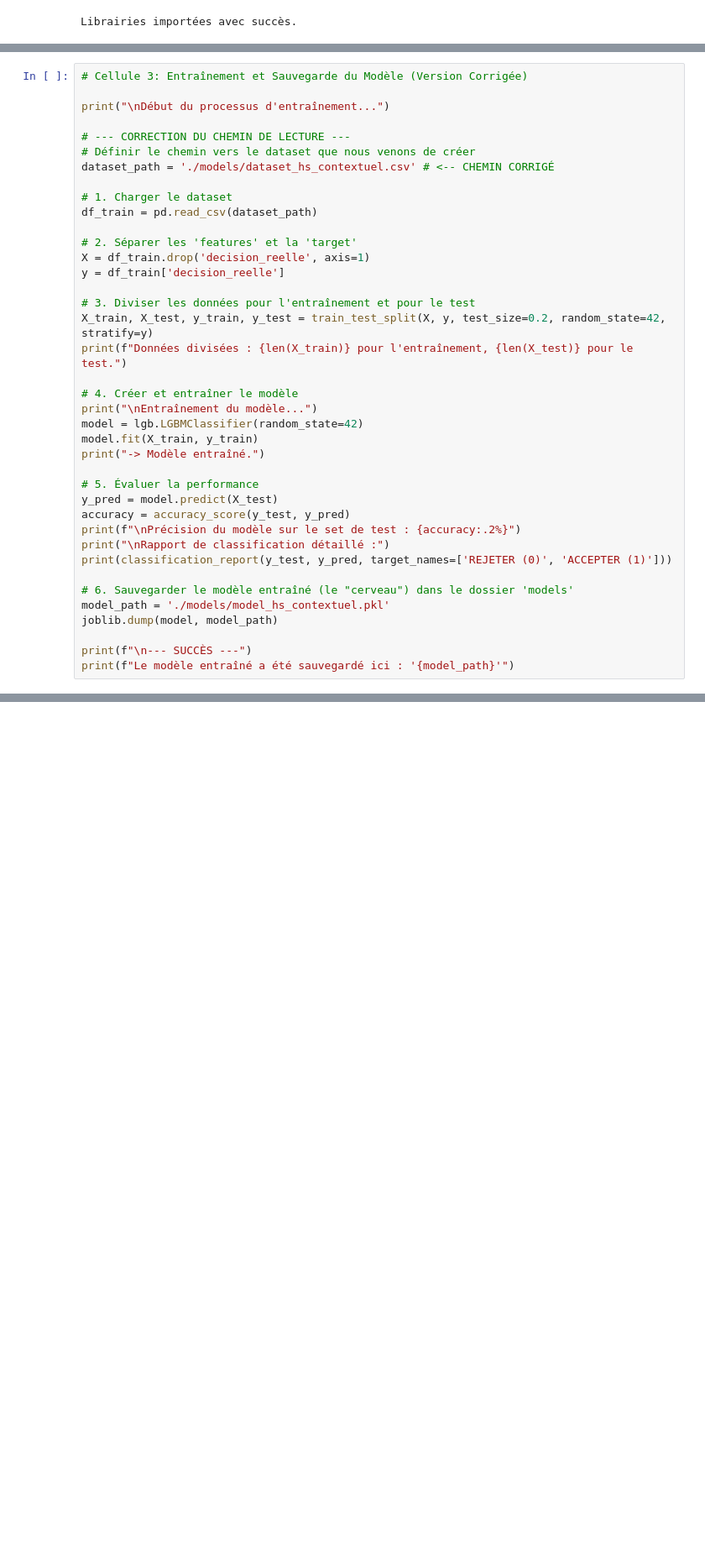
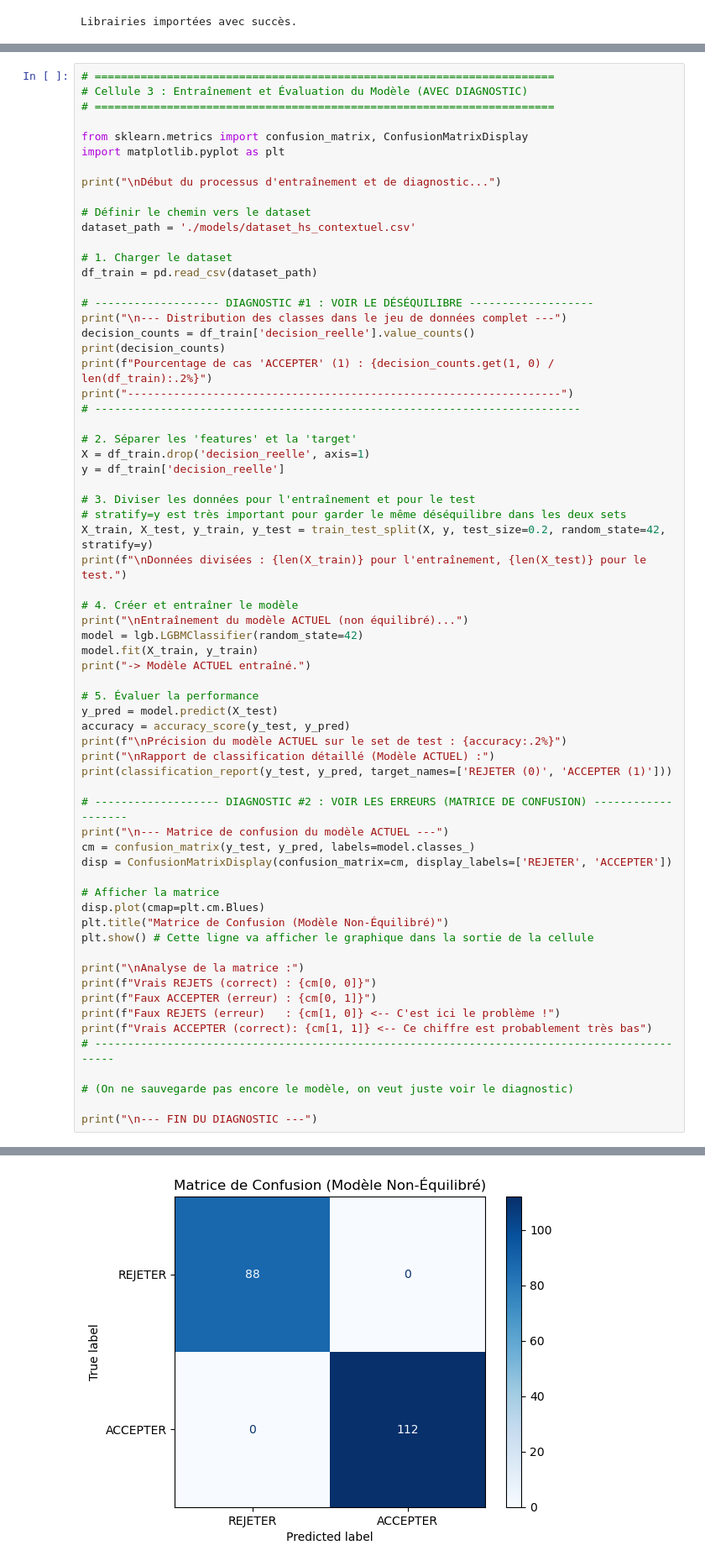
Before and after one commit to HJIR734/computime-stage, a Jupyter notebook: anomaly-detector/notebooks/Entrainement_Modele_HS_Contextuel.ipynb, the cells around one changed output, grey strips where cells are left out. Shown: that part at 84% size. Saved outputs shown, nothing was run; the diff lists cells and outputs as text; blank space fills up the shorter version.

```diff
--- a/anomaly-detector/notebooks/Entrainement_Modele_HS_Contextuel.ipynb
+++ b/anomaly-detector/notebooks/Entrainement_Modele_HS_Contextuel.ipynb
@@ -70,41 +70,68 @@ Aperçu des 5 premières lignes du dataset :
 4                0
 # %%
-# Cellule 3: Entraînement et Sauvegarde du Modèle (Version Corrigée)
+# ======================================================================
+# Cellule 3 : Entraînement et Évaluation du Modèle (AVEC DIAGNOSTIC)
+# ======================================================================
 
-print("\nDébut du processus d'entraînement...")
+from sklearn.metrics import confusion_matrix, ConfusionMatrixDisplay
+import matplotlib.pyplot as plt
 
-# --- CORRECTION DU CHEMIN DE LECTURE ---
-# Définir le chemin vers le dataset que nous venons de créer
-dataset_path = './models/dataset_hs_contextuel.csv' # <-- CHEMIN CORRIGÉ
+print("\nDébut du processus d'entraînement et de diagnostic...")
+
+# Définir le chemin vers le dataset
+dataset_path = './models/dataset_hs_contextuel.csv'
 
 # 1. Charger le dataset
 df_train = pd.read_csv(dataset_path)
+
+# ------------------- DIAGNOSTIC #1 : VOIR LE DÉSÉQUILIBRE -------------------
+print("\n--- Distribution des classes dans le jeu de données complet ---")
+decision_counts = df_train['decision_reelle'].value_counts()
+print(decision_counts)
+print(f"Pourcentage de cas 'ACCEPTER' (1) : {decision_counts.get(1, 0) / len(df_train):.2%}")
+print("------------------------------------------------------------------")
+# --------------------------------------------------------------------------
 
 # 2. Séparer les 'features' et la 'target'
 X = df_train.drop('decision_reelle', axis=1)
 y = df_train['decision_reelle']
 
 # 3. Diviser les données pour l'entraînement et pour le test
+# stratify=y est très important pour garder le même déséquilibre dans les deux sets
 X_train, X_test, y_train, y_test = train_test_split(X, y, test_size=0.2, random_state=42, stratify=y)
-print(f"Données divisées : {len(X_train)} pour l'entraînement, {len(X_test)} pour le test.")
+print(f"\nDonnées divisées : {len(X_train)} pour l'entraînement, {len(X_test)} pour le test.")
 
 # 4. Créer et entraîner le modèle
-print("\nEntraînement du modèle...")
+print("\nEntraînement du modèle ACTUEL (non équilibré)...")
 model = lgb.LGBMClassifier(random_state=42)
 model.fit(X_train, y_train)
-print("-> Modèle entraîné.")
+print("-> Modèle ACTUEL entraîné.")
 
 # 5. Évaluer la performance
 y_pred = model.predict(X_test)
 accuracy = accuracy_score(y_test, y_pred)
-print(f"\nPrécision du modèle sur le set de test : {accuracy:.2%}")
-print("\nRapport de classification détaillé :")
+print(f"\nPrécision du modèle ACTUEL sur le set de test : {accuracy:.2%}")
+print("\nRapport de classification détaillé (Modèle ACTUEL) :")
 print(classification_report(y_test, y_pred, target_names=['REJETER (0)', 'ACCEPTER (1)']))
 
-# 6. Sauvegarder le modèle entraîné (le "cerveau") dans le dossier 'models'
-model_path = './models/model_hs_contextuel.pkl'
-joblib.dump(model, model_path)
+# ------------------- DIAGNOSTIC #2 : VOIR LES ERREURS (MATRICE DE CONFUSION) -------------------
+print("\n--- Matrice de confusion du modèle ACTUEL ---")
+cm = confusion_matrix(y_test, y_pred, labels=model.classes_)
+disp = ConfusionMatrixDisplay(confusion_matrix=cm, display_labels=['REJETER', 'ACCEPTER'])
 
-print(f"\n--- SUCCÈS ---")
-print(f"Le modèle entraîné a été sauvegardé ici : '{model_path}'")
+# Afficher la matrice
+disp.plot(cmap=plt.cm.Blues)
+plt.title("Matrice de Confusion (Modèle Non-Équilibré)")
+plt.show() # Cette ligne va afficher le graphique dans la sortie de la cellule
+
+print("\nAnalyse de la matrice :")
+print(f"Vrais REJETS (correct) : {cm[0, 0]}")
+print(f"Faux ACCEPTER (erreur) : {cm[0, 1]}")
+print(f"Faux REJETS (erreur)   : {cm[1, 0]} <-- C'est ici le problème !")
+print(f"Vrais ACCEPTER (correct): {cm[1, 1]} <-- Ce chiffre est probablement très bas")
+# ---------------------------------------------------------------------------------------------
+
+# (On ne sauvegarde pas encore le modèle, on veut juste voir le diagnostic)
+
+print("\n--- FIN DU DIAGNOSTIC ---")
 # %% [output]
@@ -127,0 +155 @@ Le modèle entraîné a été sauvegardé ici : './models/model_hs_contextuel.pk
+[figure, added]
```
Also changed, not shown: parts of 2 cells of this notebook, 8 other files.
